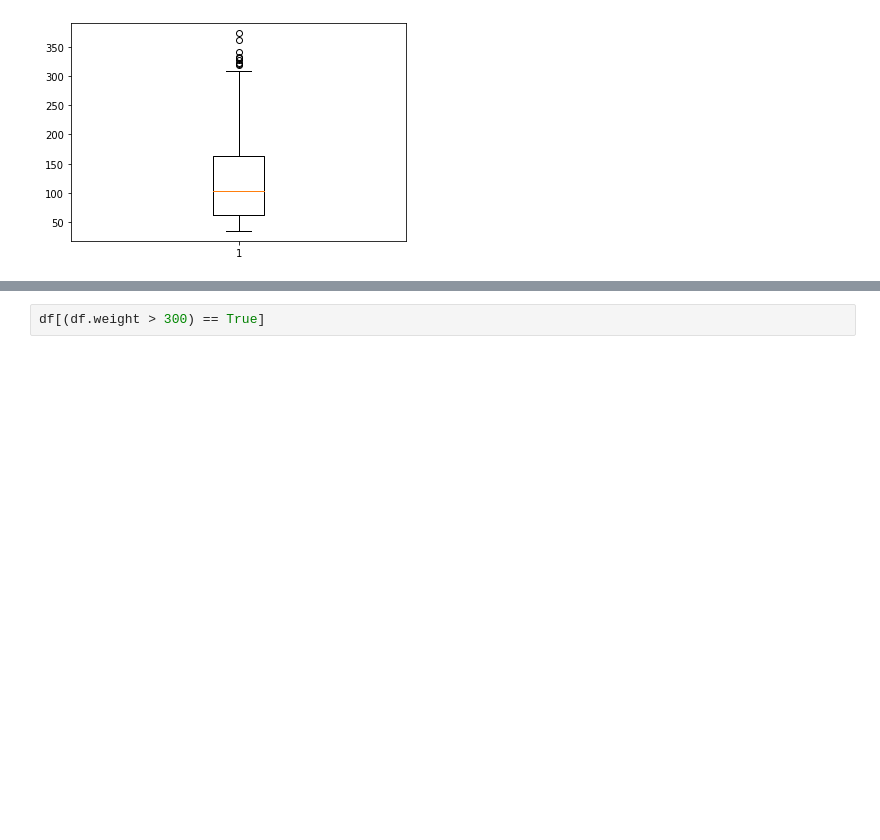
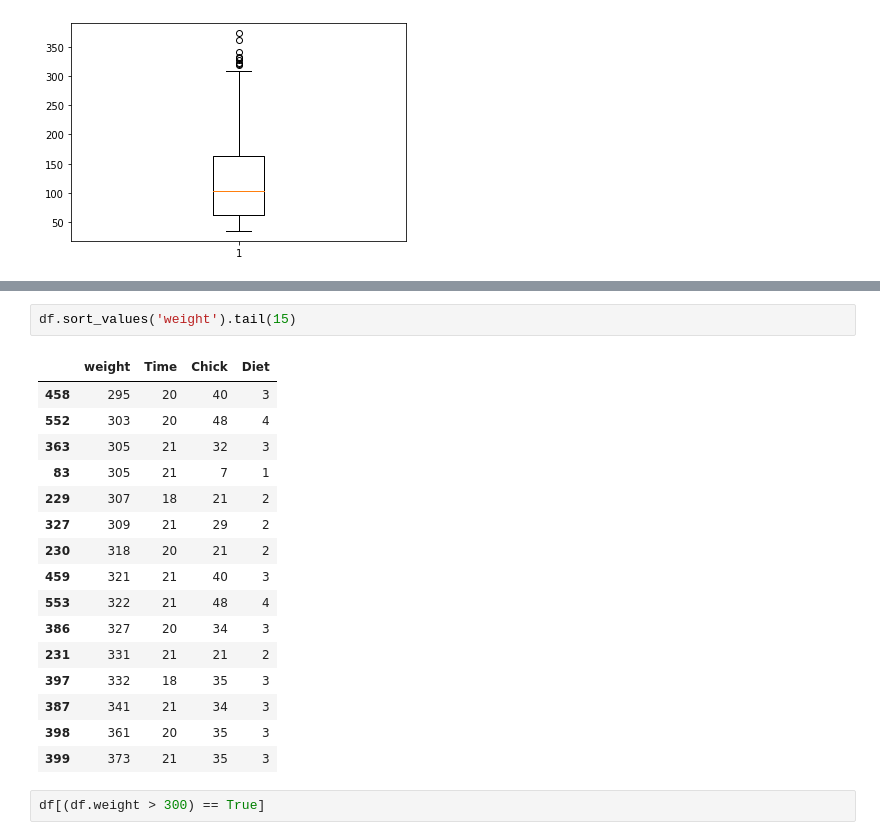
Before and after one commit to KathrinBraun/Alfa, a Jupyter notebook: 03_pandas_exercise/03a_Pandas_exercise_solution.ipynb, the cells around one changed output, grey strips where cells are left out. Cells and saved outputs as stored; diff of their text form; blank space fills up the shorter version.

```diff
--- a/03_pandas_exercise/03a_Pandas_exercise_solution.ipynb
+++ b/03_pandas_exercise/03a_Pandas_exercise_solution.ipynb
@@ -83,3 +103,22 @@ plt.boxplot(df.weight);
+# %%
+df.sort_values('weight').tail(15)
+# %% [output]
+|  | weight | Time | Chick | Diet |
+| 458 | 295 | 20 | 40 | 3 |
+| 552 | 303 | 20 | 48 | 4 |
+| 363 | 305 | 21 | 32 | 3 |
+| 83 | 305 | 21 | 7 | 1 |
+| 229 | 307 | 18 | 21 | 2 |
+| 327 | 309 | 21 | 29 | 2 |
+| 230 | 318 | 20 | 21 | 2 |
+| 459 | 321 | 21 | 40 | 3 |
+| 553 | 322 | 21 | 48 | 4 |
+| 386 | 327 | 20 | 34 | 3 |
+| 231 | 331 | 21 | 21 | 2 |
+| 397 | 332 | 18 | 35 | 3 |
+| 387 | 341 | 21 | 34 | 3 |
+| 398 | 361 | 20 | 35 | 3 |
+| 399 | 373 | 21 | 35 | 3 |
 # %%
 df[(df.weight > 300) == True]
 # %% [output]
```
Also changed, not shown: parts of 1 cell of this notebook, 6 other files.
